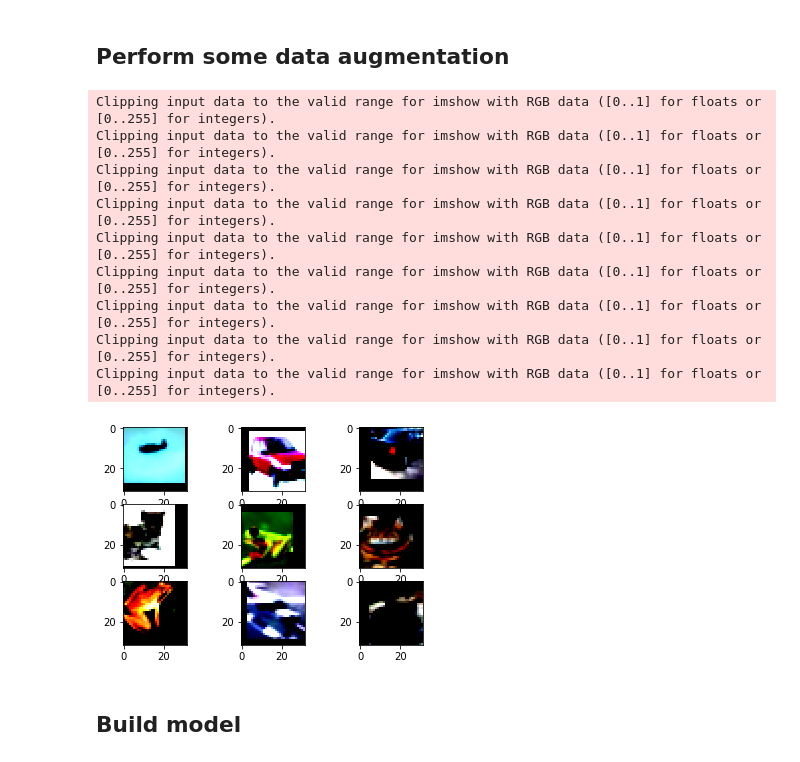
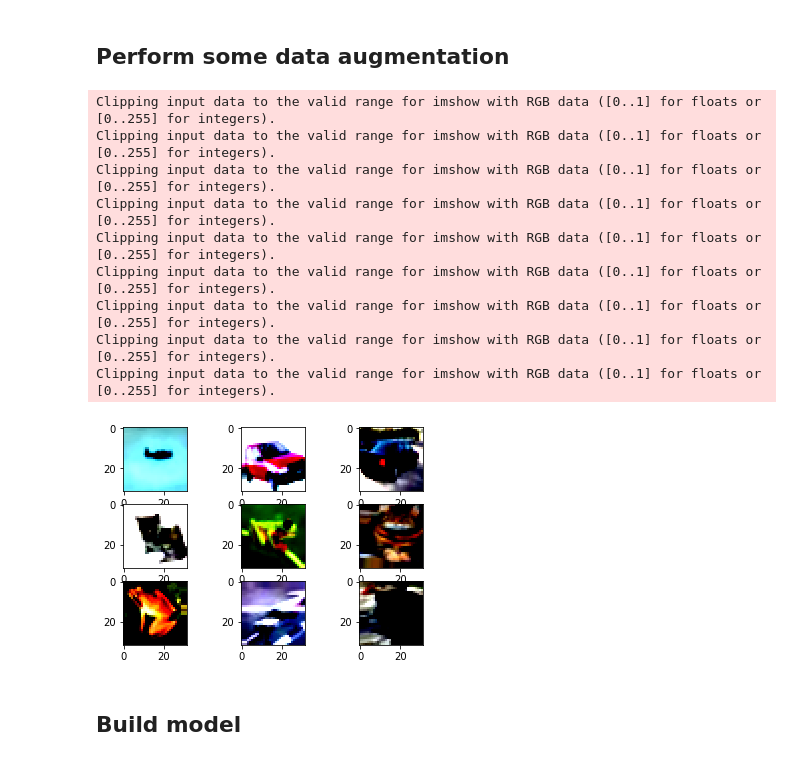
Before and after one commit to thusanarul/tdt4195_project, a Jupyter notebook: project_part_2_transfer_learning.ipynb, the cells around one changed output. Cells and saved outputs as stored; diff of their text form; code cells hidden in the pictures.

```diff
--- a/project_part_2_transfer_learning.ipynb
+++ b/project_part_2_transfer_learning.ipynb
@@ -68,31 +68,30 @@ Testing set shape:  (10000, 32, 32, 3)
 # %% [markdown]
 ## Perform some data augmentation
 # %%
-datagen = ImageDataGenerator(fill_mode='constant',
-                             width_shift_range=0.2,
-                            height_shift_range=0.2,
-                             cval=0,
-                             horizontal_flip=True
-                            )
+datagen = ImageDataGenerator(width_shift_range=0.1,
+                            height_shift_range=0.1,
+                            horizontal_flip=True,
+                            rotation_range=15,
+                            fill_mode="nearest")
 
 datagen.fit(X_train)
 for X_batch, y_batch in datagen.flow(X_train, y_train, batch_size=9):
     for i in range(0, 9):
         plt.subplot(330 + 1 + i)
         plt.imshow(X_batch[i].reshape(32, 32,3))
     plt.show()
     break
 # %% [output]
 Clipping input data to the valid range for imshow with RGB data ([0..1] for floats or [0..255] for integers).
 Clipping input data to the valid range for imshow with RGB data ([0..1] for floats or [0..255] for integers).
 Clipping input data to the valid range for imshow with RGB data ([0..1] for floats or [0..255] for integers).
 Clipping input data to the valid range for imshow with RGB data ([0..1] for floats or [0..255] for integers).
 Clipping input data to the valid range for imshow with RGB data ([0..1] for floats or [0..255] for integers).
 Clipping input data to the valid range for imshow with RGB data ([0..1] for floats or [0..255] for integers).
 Clipping input data to the valid range for imshow with RGB data ([0..1] for floats or [0..255] for integers).
 Clipping input data to the valid range for imshow with RGB data ([0..1] for floats or [0..255] for integers).
 Clipping input data to the valid range for imshow with RGB data ([0..1] for floats or [0..255] for integers).
-[figure, old version]
+[figure, new version]
 # %% [markdown]
 ## Build model
 # %%
```
Also changed, not shown: parts of 8 cells of this notebook, 3 other files.
